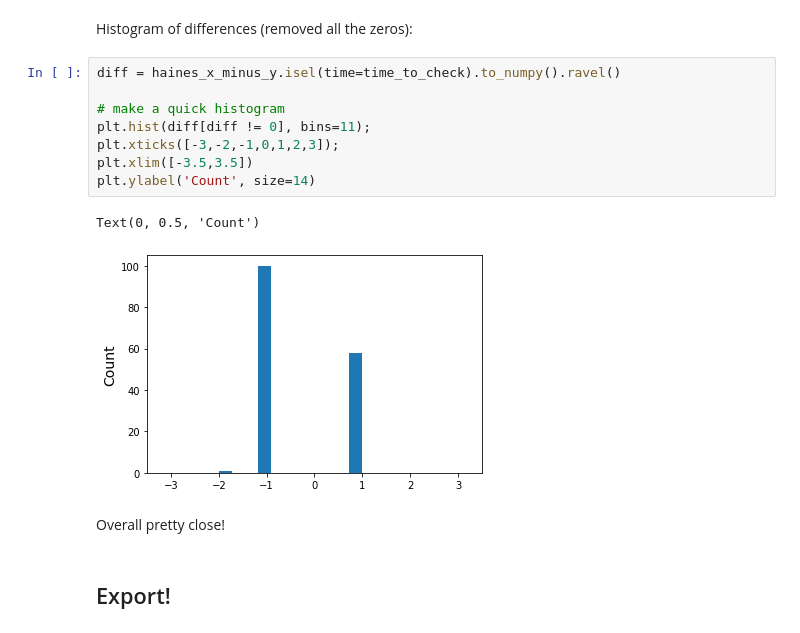
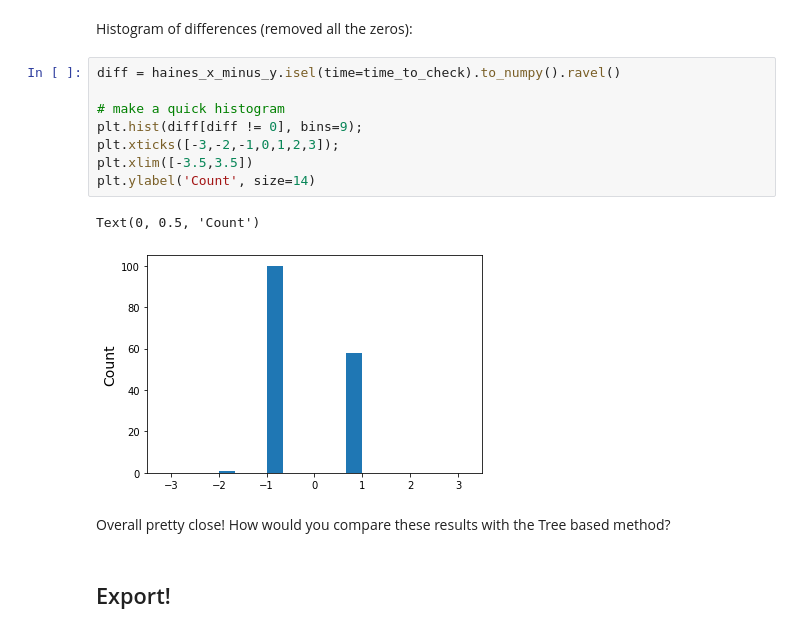
Before and after one commit to ThomasMGeo/JS2_gpu, a Jupyter notebook: scipy_2023/fireweather_ML.ipynb, the cells around one changed output. Cells and saved outputs as stored; diff of their text form.

```diff
--- a/scipy_2023/fireweather_ML.ipynb
+++ b/scipy_2023/fireweather_ML.ipynb
@@ -414,16 +403,16 @@ Histogram of differences (removed all the zeros):
 # %%
 diff = haines_x_minus_y.isel(time=time_to_check).to_numpy().ravel()
 
 # make a quick histogram
-plt.hist(diff[diff != 0], bins=11);
+plt.hist(diff[diff != 0], bins=9);
 plt.xticks([-3,-2,-1,0,1,2,3]);
 plt.xlim([-3.5,3.5])
 plt.ylabel('Count', size=14)
 # %% [output]
 Text(0, 0.5, 'Count')
-[figure, old version]
+[figure, new version]
-# %% [markdown]
-Overall pretty close!
+# %% [markdown]
+Overall pretty close! How would you compare these results with the Tree based method?
 # %% [markdown]
 ## Export!
 # %% [markdown]
```
Also changed, not shown: parts of 8 cells of this notebook.
